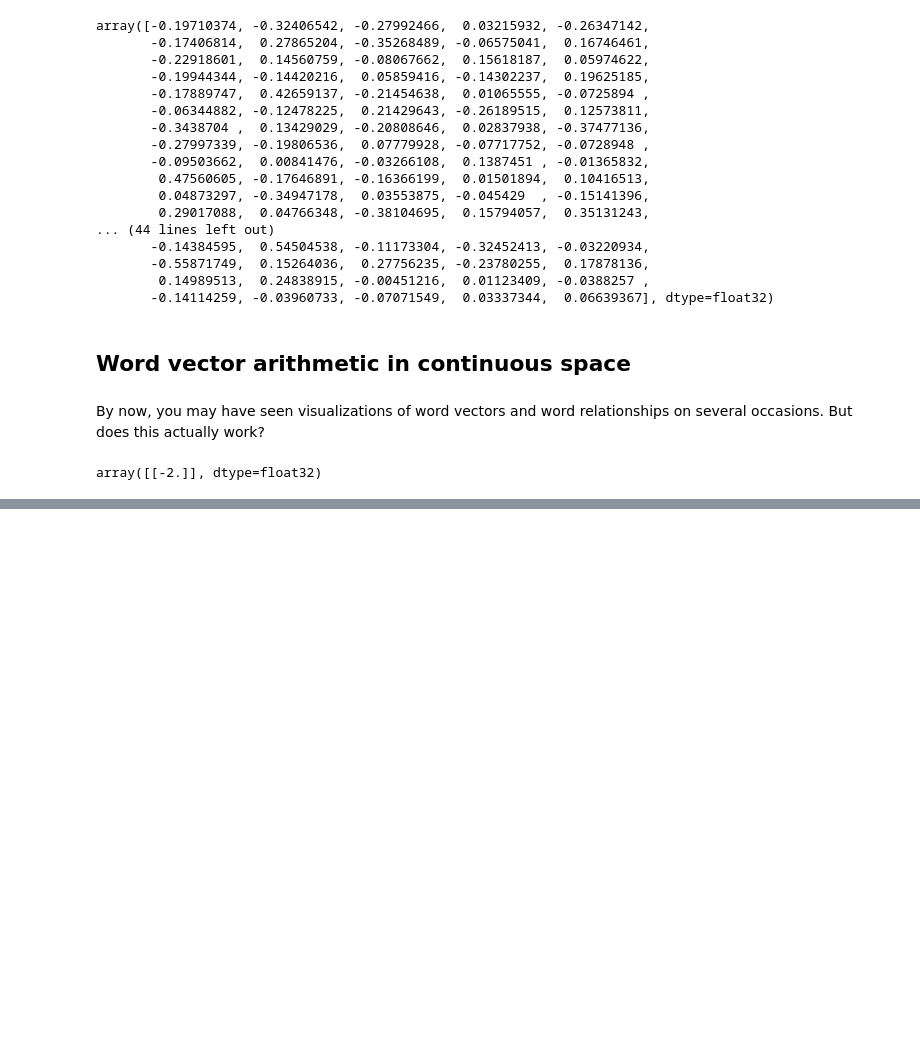
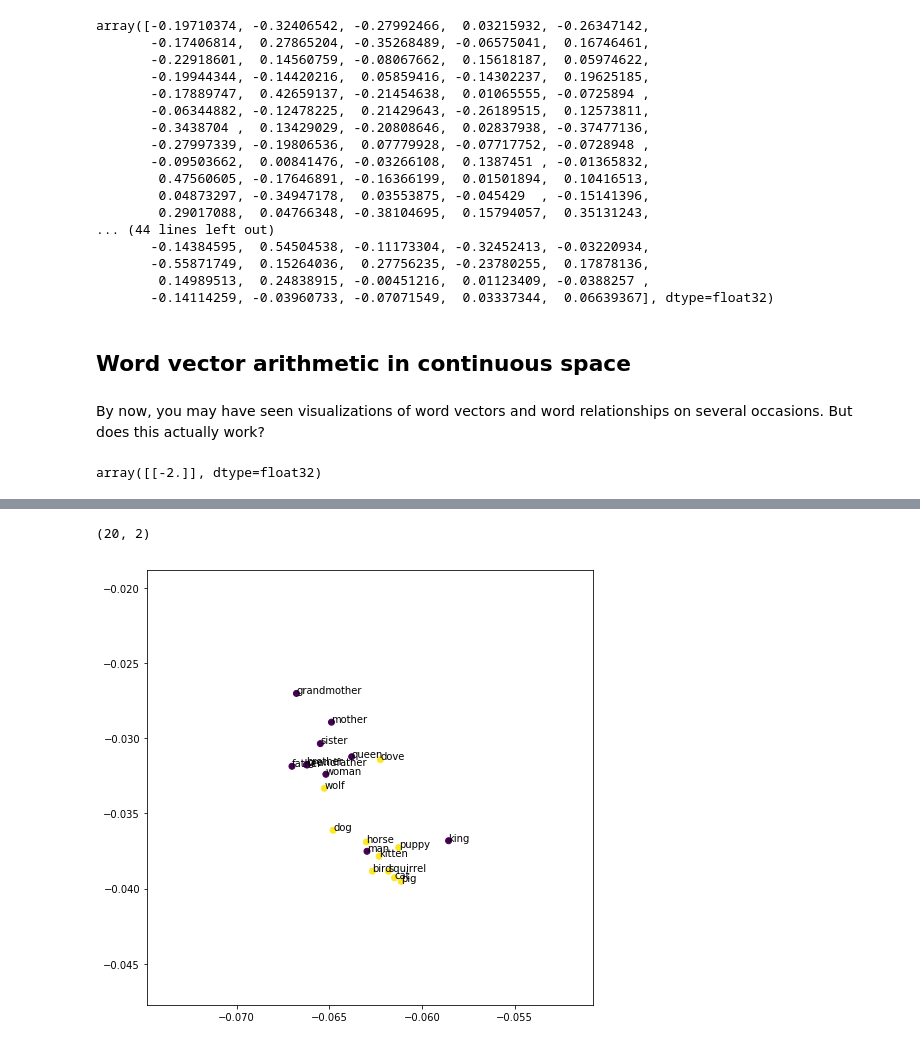
Before and after one commit to fhirschmann/ing_tutorials, a Jupyter notebook: iaa_fasttext/FastText.ipynb, the cells around one changed output, grey strips where cells are left out. Drawn from its saved outputs; the diff is of its cells as text; code cells hidden in the pictures; blank space fills up the shorter version.

```diff
--- a/iaa_fasttext/FastText.ipynb
+++ b/iaa_fasttext/FastText.ipynb
@@ -100,0 +110,5 @@ array([[-2.]], dtype=float32)
+# %%
+X_target=[]
+for w in targets:
+    X_target.append(vec_model.get_word_vector(w))
+X_target = np.asarray(X_target)
@@ -100,0 +123,5 @@ array([[-2.]], dtype=float32)
+# %%
+%%time
+X_tsne = TSNE(n_components=2, perplexity=40, init='pca', method='exact',
+                  random_state=0, n_iter=250, verbose=2).fit_transform(X_target)
+print(X_tsne.shape)
@@ -100,0 +146,19 @@ array([[-2.]], dtype=float32)
+# %%
+X_tsne_target = X_tsne[-20:,:]
+print(X_tsne_target.shape)
+# %% [output]
+(20, 2)
+# %%
+def plot_words(X, labels, classes=None, xlimits=None, ylimits=None):
+    fig = figure(figsize=(8, 8))
+    if xlimits is not None:
+        xlim(xlimits)
+    if ylimits is not None:
+        ylim(ylimits)
+    scatter(X[:, 0], X[:, 1], c=classes)
+    for i, txt in enumerate(labels):
+        annotate(txt, (X[i, 0], X[i, 1]))
+# %%
+plot_words(X_tsne_target, targets, classes=classes)
+# %% [output]
+[figure, added]
```
Also changed, not shown: parts of 8 cells of this notebook.
